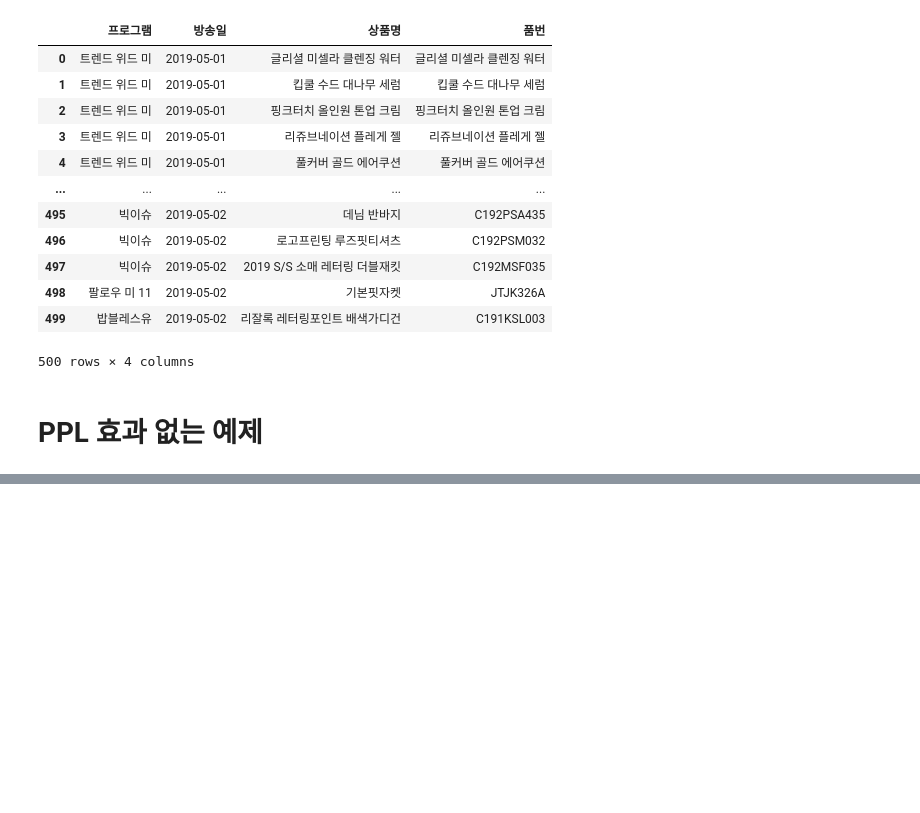
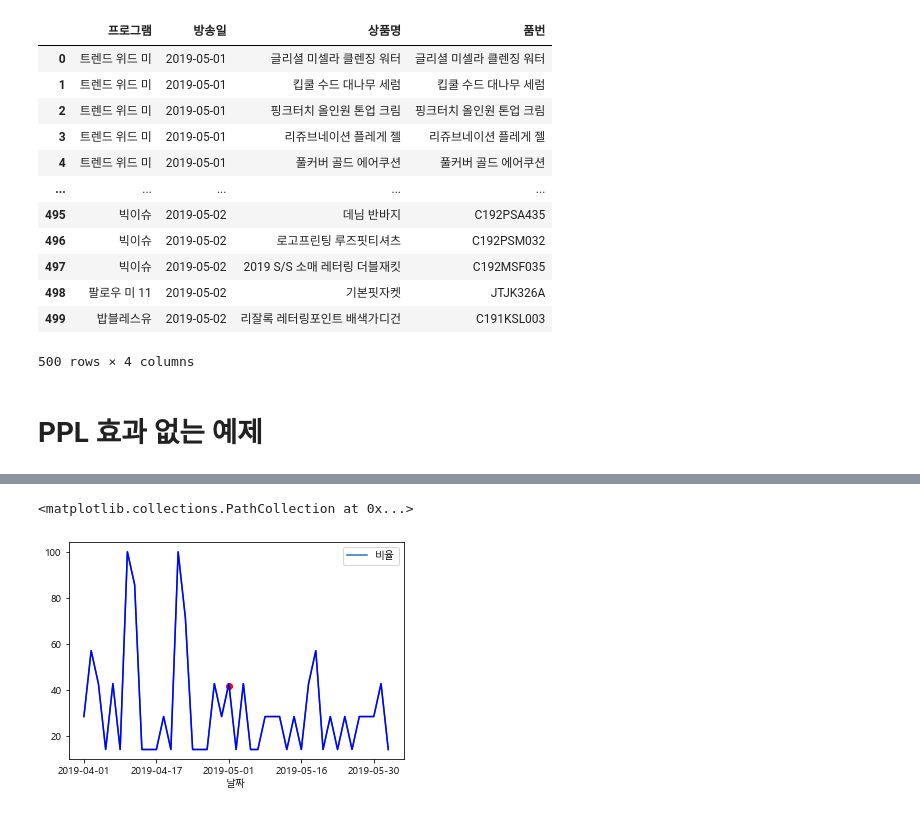
Before and after one commit to kdy7710/Bigdata_Team_Project, a Jupyter notebook: Bigdata_Project/Bigdata_Project/DramaPPl_Tutorial.ipynb, the cells around one changed output, grey strips where cells are left out. Drawn from its saved outputs; the diff is of its cells as text; code cells hidden in the pictures; blank space fills up the shorter version.

```diff
--- a/Bigdata_Project/Bigdata_Project/DramaPPl_Tutorial.ipynb
+++ b/Bigdata_Project/Bigdata_Project/DramaPPl_Tutorial.ipynb
@@ -42,0 +44,11 @@ plt.show()
+# %%
+from Naver_Api.naver_api import search
+from Text_Mining import SetKorean
+api = search('리쥬브네이션 플레게 젤', startdate='2019-04-01' ,enddate= '2019-06-01')
+api.plot()
+from matplotlib import pyplot as plt
+plt.plot(api,'b')
+plt.scatter('2019-05-01',int(api.loc['2019-05-01']), c='r',label='방송날짜')
+# %% [output]
+<matplotlib.collections.PathCollection at 0x...>
+[figure, added]
```
Also changed, not shown: parts of 7 cells of this notebook, 1 other file.
